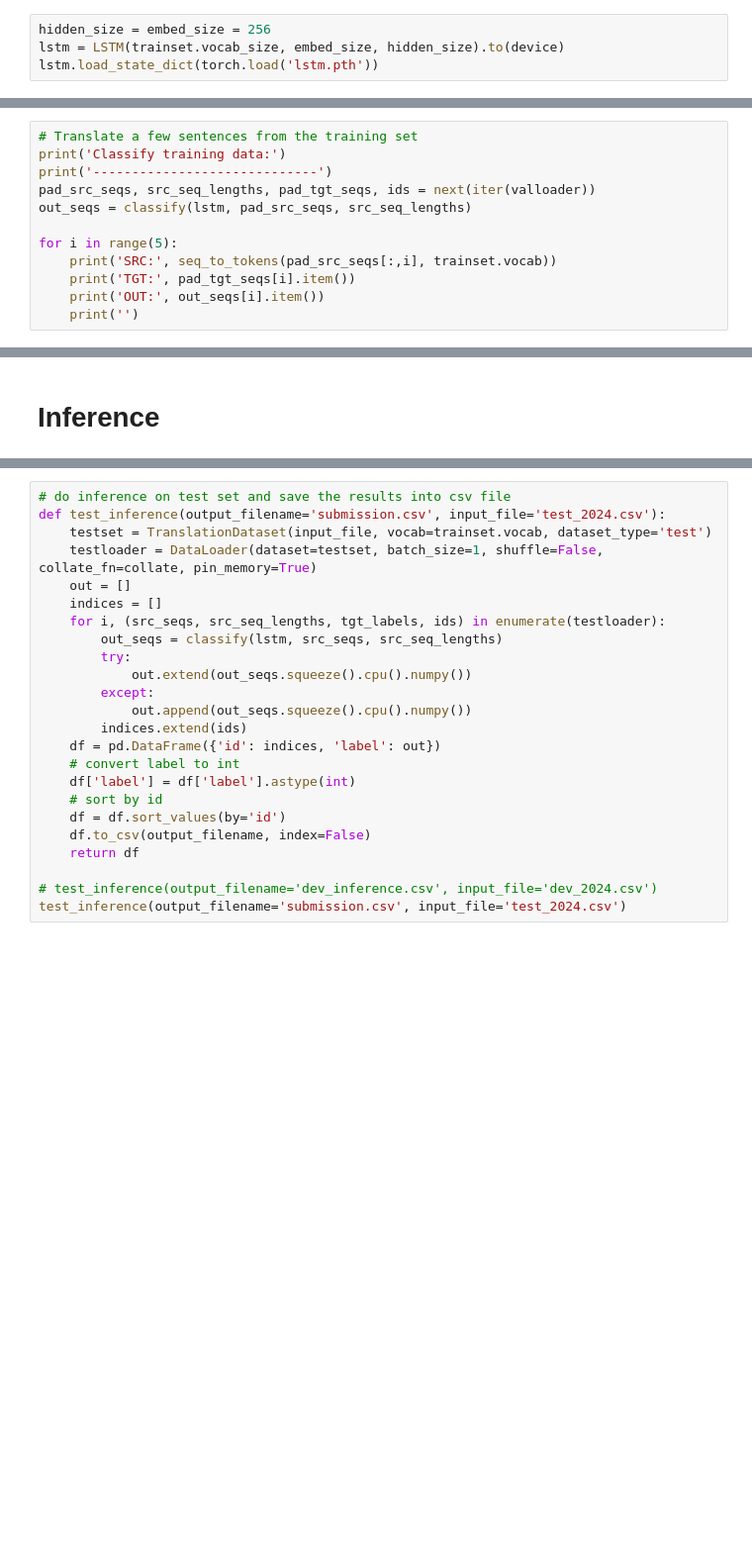
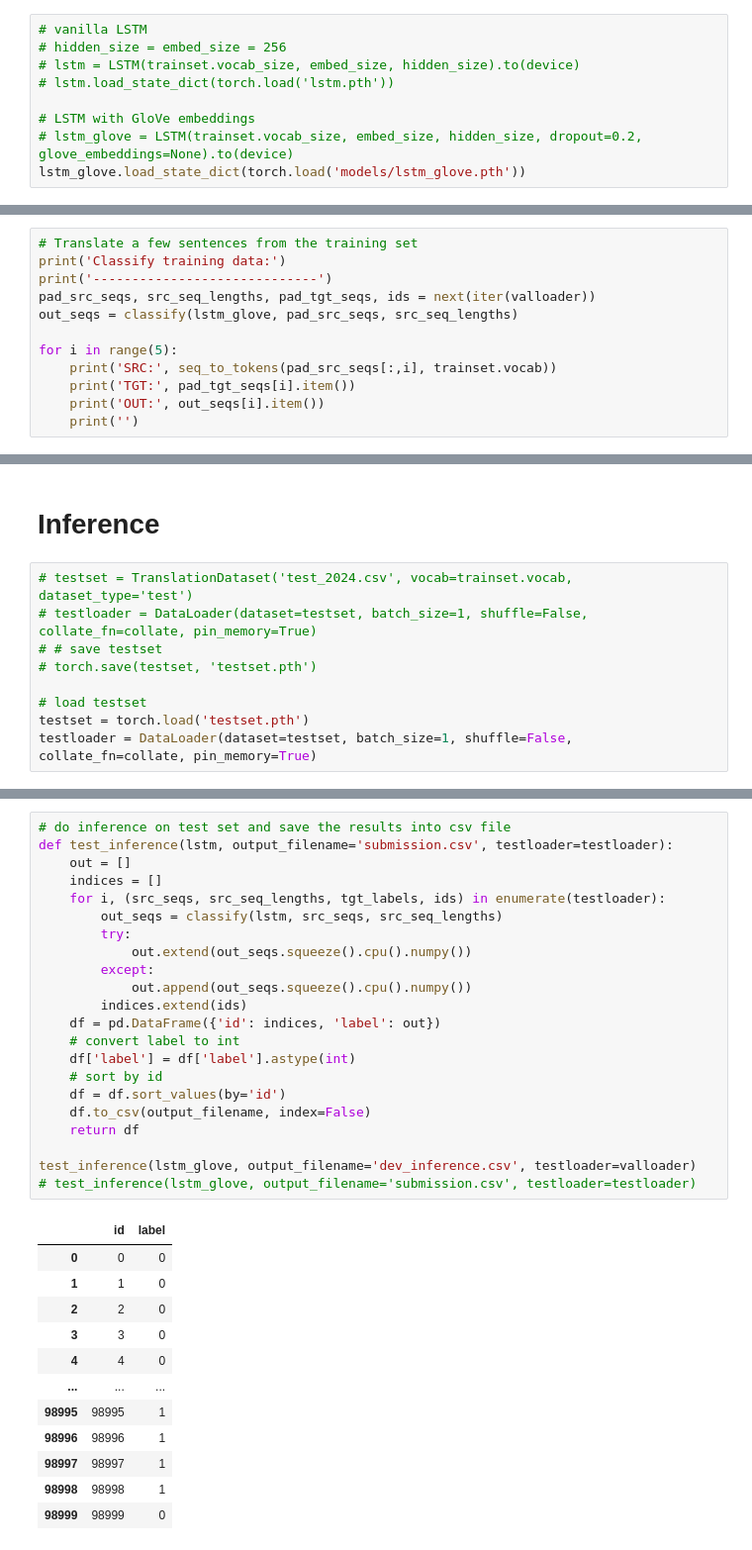
Before and after one commit to nlgkhoi/aalto-snlp-project-spring-2024, a Jupyter notebook: rnn.ipynb, the cells around one changed output, grey strips where cells are left out. Shown at 99% size. Cells and saved outputs as stored; diff of their text form; blank space fills up the shorter version.

```diff
--- a/rnn.ipynb
+++ b/rnn.ipynb
@@ -533,7 +683,12 @@ Epoch 1, iter 20: avg. loss = 0.6555, Time spent: 2.26s
 # %%
-hidden_size = embed_size = 256
-lstm = LSTM(trainset.vocab_size, embed_size, hidden_size).to(device)
-lstm.load_state_dict(torch.load('lstm.pth'))
+# vanilla LSTM
+# hidden_size = embed_size = 256
+# lstm = LSTM(trainset.vocab_size, embed_size, hidden_size).to(device)
+# lstm.load_state_dict(torch.load('lstm.pth'))
+
+# LSTM with GloVe embeddings
+# lstm_glove = LSTM(trainset.vocab_size, embed_size, hidden_size, dropout=0.2, glove_embeddings=None).to(device)
+lstm_glove.load_state_dict(torch.load('models/lstm_glove.pth'))
 # %% [output]
 <All keys matched successfully>
 # %%
@@ -576,7 +731,7 @@ Success
 print('Classify training data:')
 print('-----------------------------')
 pad_src_seqs, src_seq_lengths, pad_tgt_seqs, ids = next(iter(valloader))
-out_seqs = classify(lstm, pad_src_seqs, src_seq_lengths)
+out_seqs = classify(lstm_glove, pad_src_seqs, src_seq_lengths)
 
 for i in range(5):
     print('SRC:', seq_to_tokens(pad_src_seqs[:,i], trainset.vocab))
@@ -628,2 +783,11 @@ print(test_f1_score(valloader))
 # %% [markdown]
 # Inference
+# %%
+# testset = TranslationDataset('test_2024.csv', vocab=trainset.vocab, dataset_type='test')
+# testloader = DataLoader(dataset=testset, batch_size=1, shuffle=False, collate_fn=collate, pin_memory=True)
+# # save testset
+# torch.save(testset, 'testset.pth')
+
+# load testset
+testset = torch.load('testset.pth')
+testloader = DataLoader(dataset=testset, batch_size=1, shuffle=False, collate_fn=collate, pin_memory=True)
@@ -630,25 +796,35 @@ print(test_f1_score(valloader))
 # %%
 # do inference on test set and save the results into csv file
-def test_inference(output_filename='submission.csv', input_file='test_2024.csv'):
-    testset = TranslationDataset(input_file, vocab=trainset.vocab, dataset_type='test')
-    testloader = DataLoader(dataset=testset, batch_size=1, shuffle=False, collate_fn=collate, pin_memory=True)
+def test_inference(lstm, output_filename='submission.csv', testloader=testloader):
     out = []
     indices = []
     for i, (src_seqs, src_seq_lengths, tgt_labels, ids) in enumerate(testloader):
         out_seqs = classify(lstm, src_seqs, src_seq_lengths)
         try:
             out.extend(out_seqs.squeeze().cpu().numpy())
         except:
             out.append(out_seqs.squeeze().cpu().numpy())
         indices.extend(ids)
     df = pd.DataFrame({'id': indices, 'label': out})
     # convert label to int
     df['label'] = df['label'].astype(int)
     # sort by id
     df = df.sort_values(by='id')
     df.to_csv(output_filename, index=False)
     return df
 
-# test_inference(output_filename='dev_inference.csv', input_file='dev_2024.csv')
-test_inference(output_filename='submission.csv', input_file='test_2024.csv')
+test_inference(lstm_glove, output_filename='dev_inference.csv', testloader=valloader)
+# test_inference(lstm_glove, output_filename='submission.csv', testloader=testloader)
 # %% [output]
+|  | id | label |
+| 0 | 0 | 0 |
+| 1 | 1 | 0 |
+| 2 | 2 | 0 |
+| 3 | 3 | 0 |
+| 4 | 4 | 0 |
+| ... | ... | ... |
+| 98995 | 98995 | 1 |
+| 98996 | 98996 | 1 |
+| 98997 | 98997 | 1 |
+| 98998 | 98998 | 1 |
+| 98999 | 98999 | 0 |
```
Also changed, not shown: parts of 19 cells of this notebook, 11 other files.
